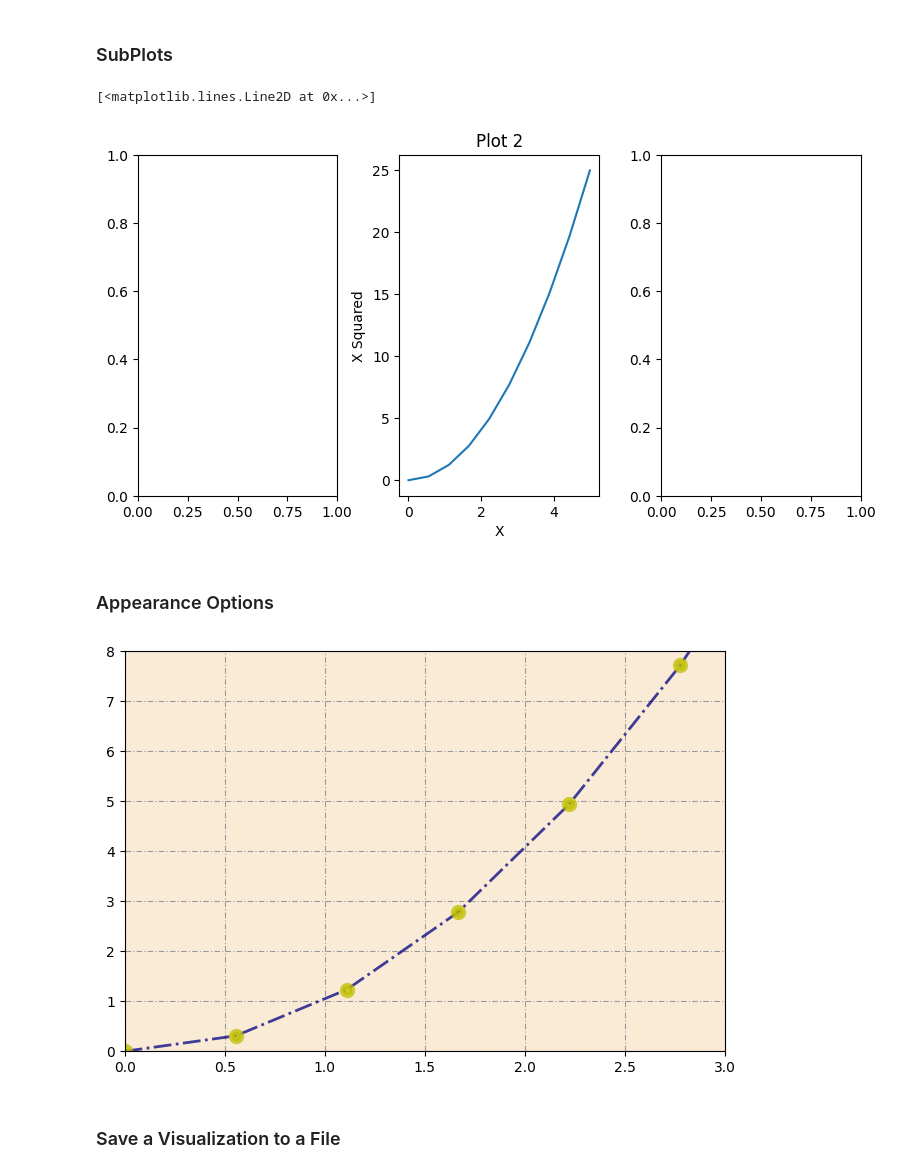
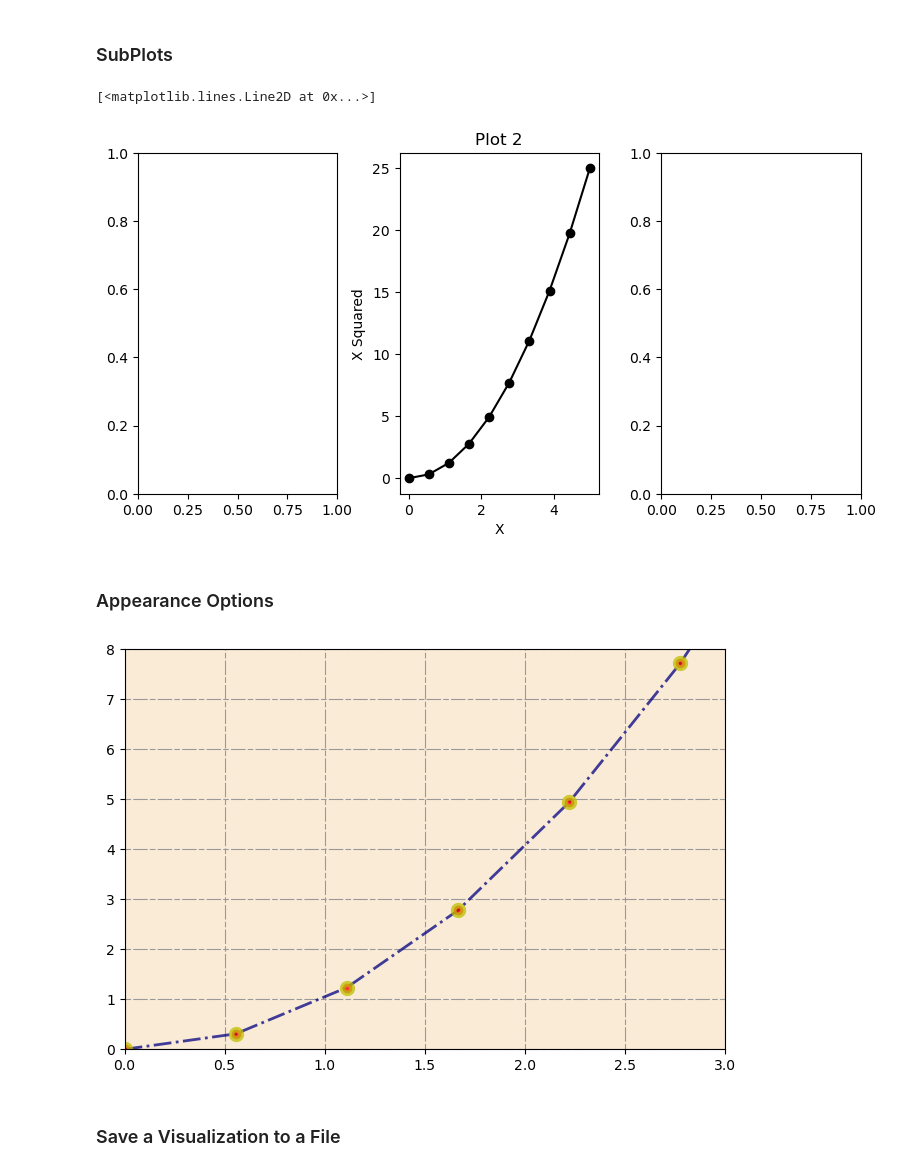
Before and after one commit to yamenkaba/training-bigdata-lab, a Jupyter notebook: Section 04 Visualization/4.1 Matplotlib.ipynb, the cells around one changed output. Cells and saved outputs as stored; diff of their text form; code cells hidden in the pictures.

```diff
--- a/Section 04 Visualization/4.1 Matplotlib.ipynb
+++ b/Section 04 Visualization/4.1 Matplotlib.ipynb
@@ -116,19 +123,20 @@ Text(0, 40, 'Message')
 # %%
 # You can define multiple plots with subplots and it handles creating
 # the axes objects
 # axes_2 is a list of axes objects
 fig_2, axes_2 = plt.subplots(figsize=(8,4), nrows=1, ncols=3)
+
 # Put space between plots
 plt.tight_layout()
 
 # You can access the plots by index
 axes_2[1].set_title('Plot 2')
 axes_2[1].set_xlabel('X')
 axes_2[1].set_ylabel('X Squared')
-axes_2[1].plot(x_1,y_1)
+axes_2[1].plot(x_1, y_1, '-ok')
 # %% [output]
 [<matplotlib.lines.Line2D at 0x...>]
-[figure, old version]
+[figure, new version]
 # %% [markdown]
 ### Appearance Options
 # %%
@@ -157,8 +165,8 @@ axes_3 = fig_3.add_axes([0,0,1,1])
 # markeredgecolor changes the marker stroke color
 # markeredgewidth changes the markers stroke size
 
-axes_3.plot(x_1,y_1,color='navy', alpha=.75, lw=2, ls='-.',
-           marker='o', markersize=7, markerfacecolor='y',
+axes_3.plot(x_1, y_1, color='navy', alpha=.75, lw=2, ls='-.',
+           marker='o', markersize=7, markerfacecolor='r',
            markeredgecolor='y', markeredgewidth=4)
 
 # Set the lower and upper bound of x & y axis
@@ -166,11 +174,11 @@ axes_3.set_xlim([0,3])
 axes_3.set_ylim([0,8])
 
 # Add a grid, color, dashes(5pts 1 pt dashes separated by 2pt space)
-axes_3.grid(True, color='0.6', dashes=(5, 2, 1, 2))
+axes_3.grid(True, color='0.6', dashes=(5, 2, 13, 2))
 # Set grid background color
 axes_3.set_facecolor('#FAEBD7')
 # %% [output]
-[figure, old version]
+[figure, new version]
 # %% [markdown]
 ### Save a Visualization to a File
 # %%
```
Also changed, not shown: parts of 22 cells of this notebook, 1 other file.
